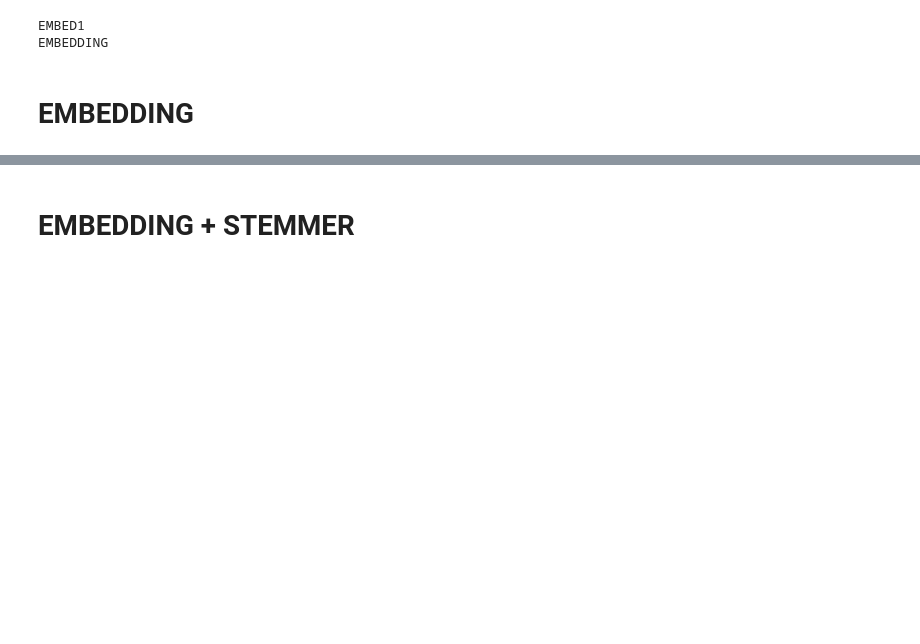
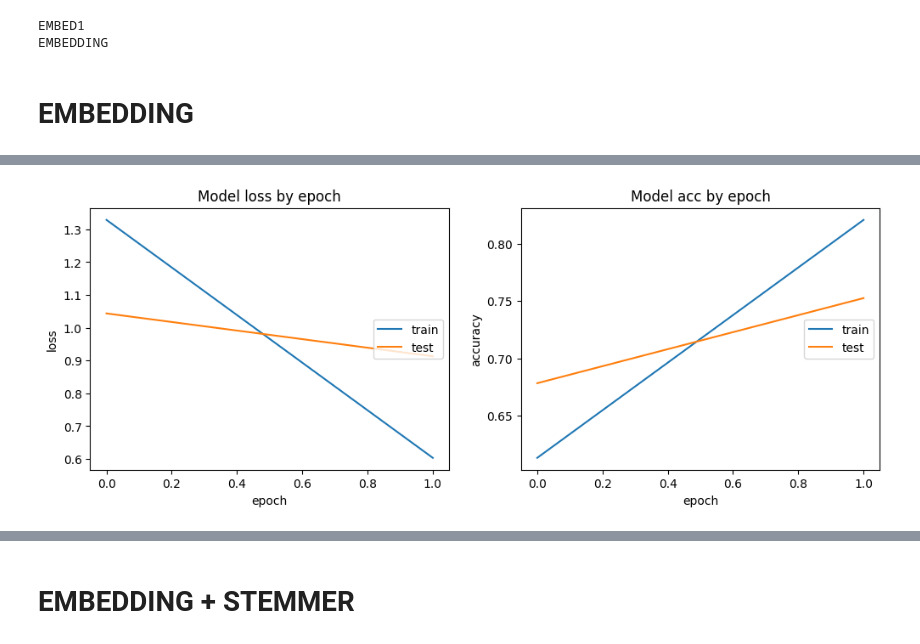
Before and after one commit to ManDes71/Rakuten_Text_Classification_TensorFlow, a Jupyter notebook: notebooks/Modeles_RNN.ipynb, the cells around one changed output, grey strips where cells are left out. Saved outputs shown, nothing was run; the diff lists cells and outputs as text; code cells hidden in the pictures; blank space fills up the shorter version.

```diff
--- a/notebooks/Modeles_RNN.ipynb
+++ b/notebooks/Modeles_RNN.ipynb
@@ -213,0 +239,13 @@ emb = rnn.RNN_EMBEDDING("EMBEDDING")
+# %%
+
+"""
+# RECUPERATION
+
+train_acc,val_acc,tloss,tvalloss = rnn.restore_fit_arrays()
+y_orig,y_pred = rnn.restore_predict_arrays()
+df_pred = rnnt.restore_predict_dataframe()
+"""
+# %%
+ds.plot_fit(train_acc,val_acc,tloss,tvalloss)
+# %% [output]
+[figure, added]
```
Also changed, not shown: parts of 7 cells of this notebook.
